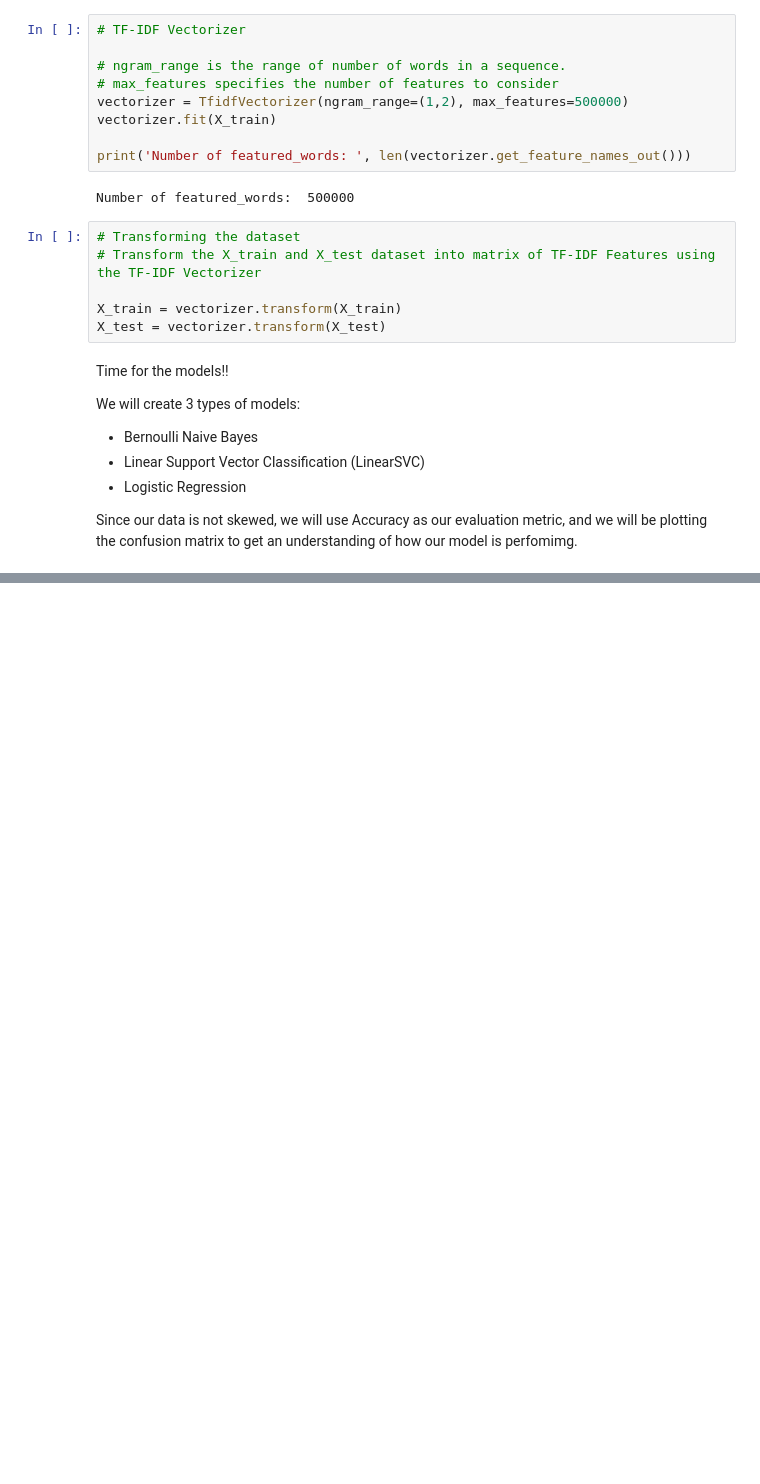
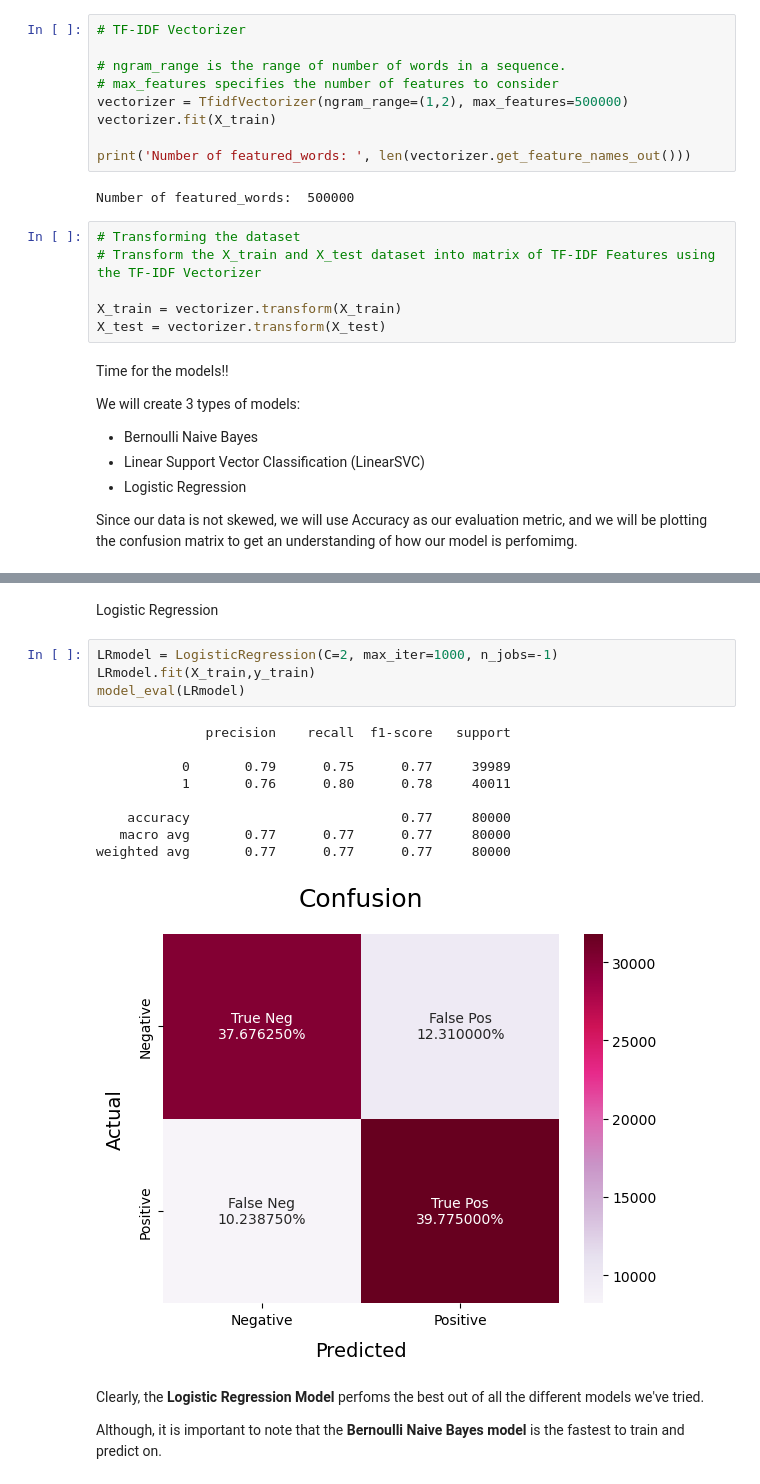
Before and after one commit to CKawara/Twitter-Sentiment-Analysis, a Jupyter notebook: Sentiment_Analysis.ipynb, the cells around one changed output, grey strips where cells are left out. Saved outputs shown, nothing was run; the diff lists cells and outputs as text; blank space fills up the shorter version.

```diff
--- a/Sentiment_Analysis.ipynb
+++ b/Sentiment_Analysis.ipynb
@@ -438,0 +471,20 @@ def model_eval(model):
+# %% [markdown]
+Logistic Regression
+# %%
+LRmodel = LogisticRegression(C=2, max_iter=1000, n_jobs=-1)
+LRmodel.fit(X_train,y_train)
+model_eval(LRmodel)
+# %% [output]
+              precision    recall  f1-score   support
+
+           0       0.79      0.75      0.77     39989
+           1       0.76      0.80      0.78     40011
+
+    accuracy                           0.77     80000
+   macro avg       0.77      0.77      0.77     80000
+weighted avg       0.77      0.77      0.77     80000
+[figure, added]
+# %% [markdown]
+Clearly, the **Logistic Regression Model** perfoms the best out of all the different models we've tried.
+
+Although, it is important to note that the  **Bernoulli Naive Bayes model** is the fastest to train and predict on.
```
Also changed, not shown: parts of 5 cells of this notebook.
